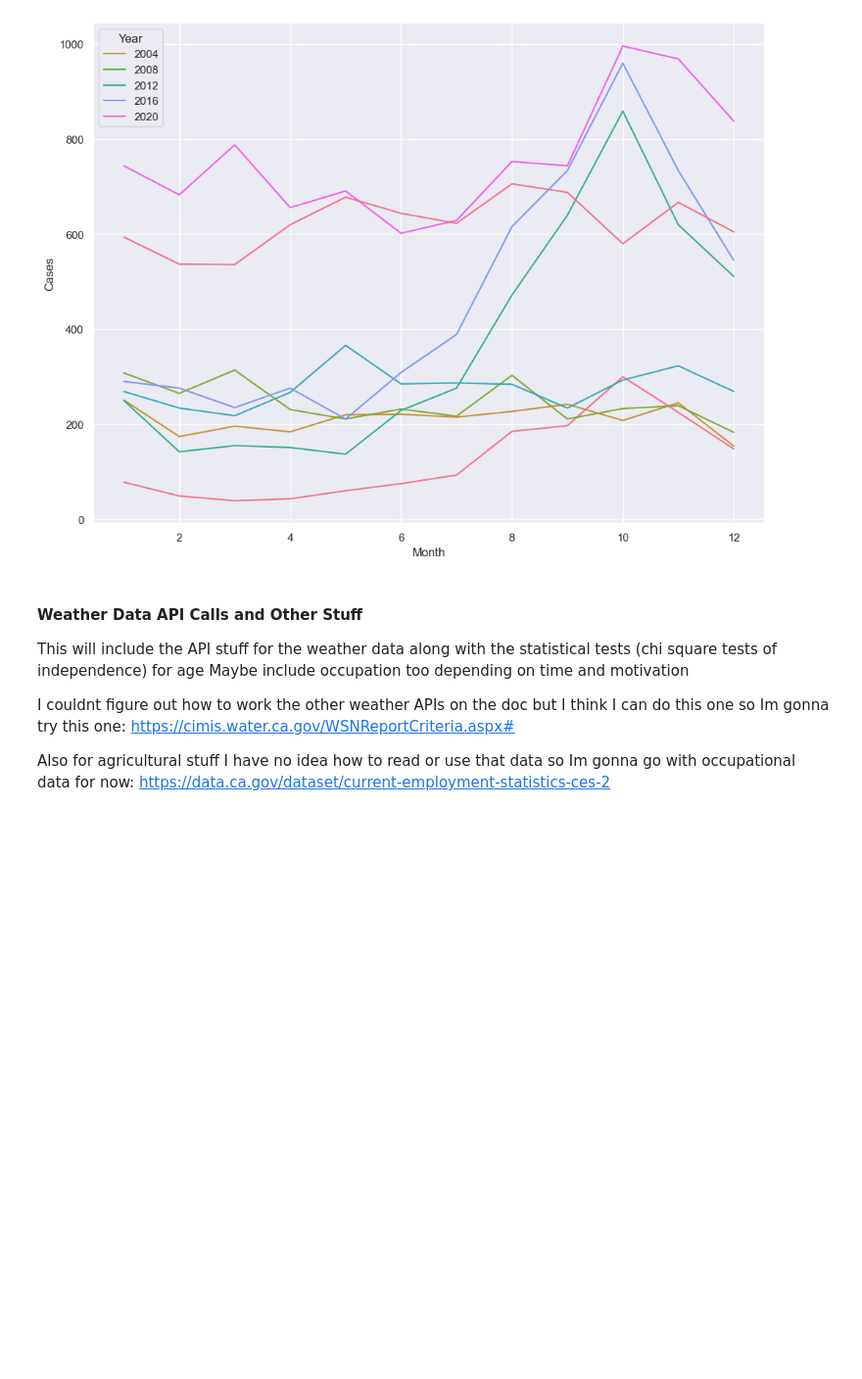
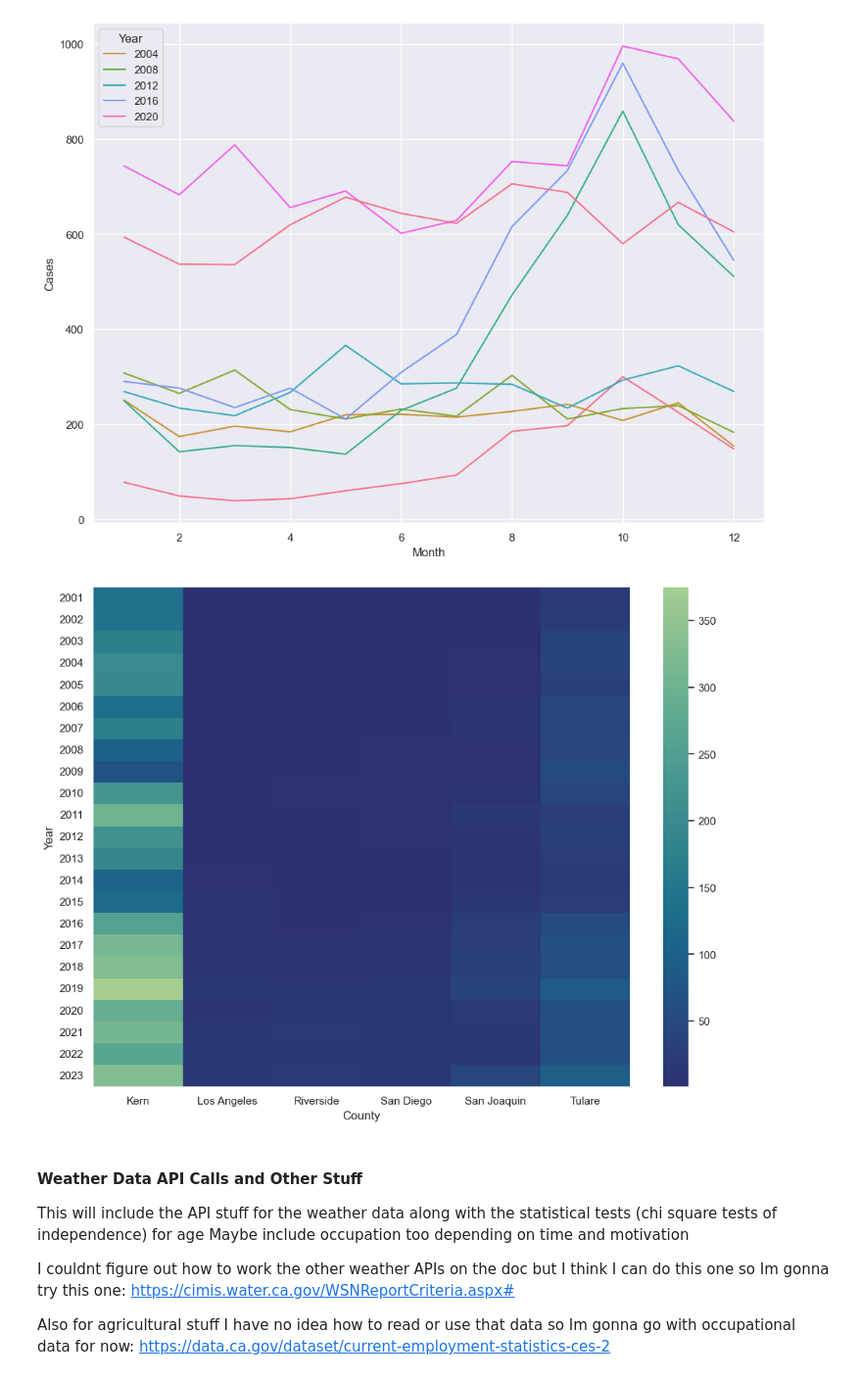
Before and after one commit to zaschan-gif/STA141B_Final_Project, a Jupyter notebook: STA141 Final Project.ipynb, the cells around one changed output. Shown at 98% size. Saved outputs shown, nothing was run; the diff lists cells and outputs as text; code cells hidden in the pictures; blank space fills up the shorter version.

```diff
--- a/STA141 Final Project.ipynb
+++ b/STA141 Final Project.ipynb
@@ -294,6 +296,20 @@ plt = sns.lineplot(monthly_vfever.loc[(monthly_vfever['Year']%3 == 0)], x='Month
 plt.get_figure().savefig('./Figures/CasesByMonthByYear')
 # %% [output]
 [figure]
+# %%
+vfever_heatmap_data = vfever_data_county
+top6vfever_counties = top6vfever.loc[0:5,:]
+top6vfever_counties = top6vfever_counties[['Cases', 'County']]
+top6vfever_counties
+vfever_heatmap_data = vfever_heatmap_data.loc[vfever_heatmap_data['County'].isin(list(top6vfever_counties['County']))]
+vfever_heatmap_data = vfever_heatmap_data[['County','Year','Rate']].rename(columns={'Rate':'Cases per 100000'})
+vfever_heatmap_data = vfever_heatmap_data.pivot(index = 'Year', columns = 'County', values = 'Cases per 100000')
+palette = sns.color_palette("flare", as_cmap=True)
+sns.set_theme(rc={'figure.figsize':(12,9)})
+plt = sns.heatmap(vfever_heatmap_data, cmap='crest_r')
+plt.get_figure().savefig('./Figures/RatebyYearbyCountyHeatmap.png')
+# %% [output]
+[figure, added]
 # %% [markdown]
 #### Weather Data API Calls and Other Stuff
 
```
Also changed, not shown: parts of 15 cells of this notebook, 8 other files.
